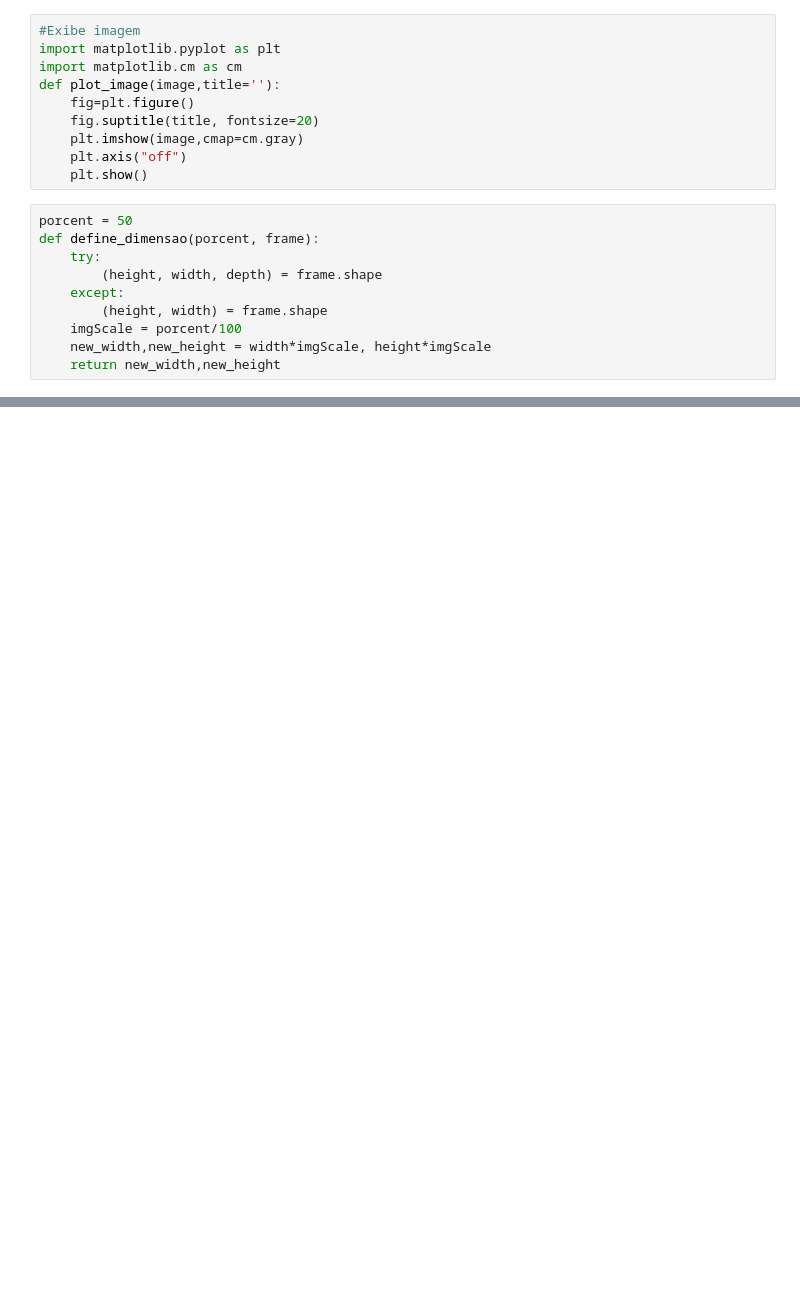
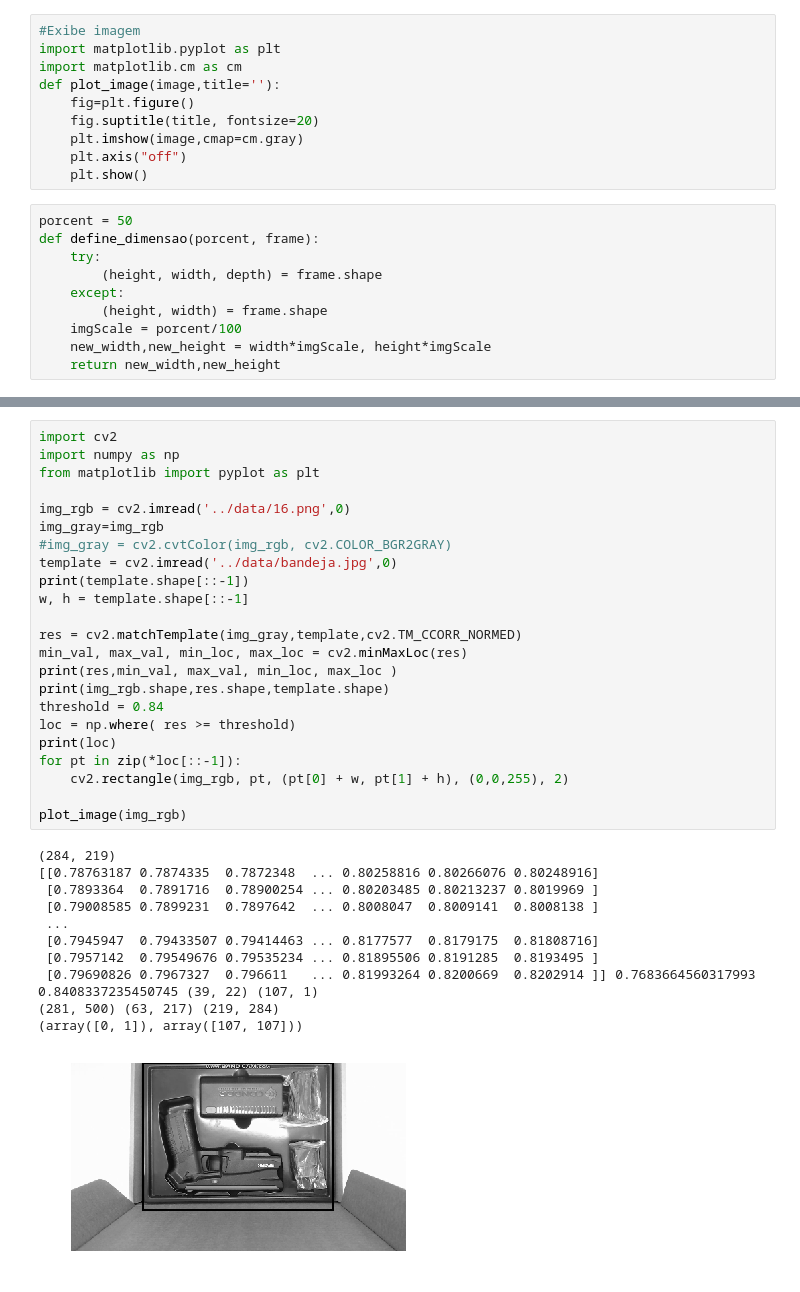
Before and after one commit to wagner1986/python-computer-vision, a Jupyter notebook: condor/Condor- Matching Template.ipynb, the cells around one changed output, grey strips where cells are left out. Cells and saved outputs as stored; diff of their text form; blank space fills up the shorter version.

```diff
--- a/condor/Condor- Matching Template.ipynb
+++ b/condor/Condor- Matching Template.ipynb
@@ -122,0 +131,35 @@ plot_image(img_rgb)
+# %%
+import cv2
+import numpy as np
+from matplotlib import pyplot as plt
+
+img_rgb = cv2.imread('../data/16.png',0)
+img_gray=img_rgb
+#img_gray = cv2.cvtColor(img_rgb, cv2.COLOR_BGR2GRAY)
+template = cv2.imread('../data/bandeja.jpg',0)
+print(template.shape[::-1])
+w, h = template.shape[::-1]
+
+res = cv2.matchTemplate(img_gray,template,cv2.TM_CCORR_NORMED)
+min_val, max_val, min_loc, max_loc = cv2.minMaxLoc(res)
+print(res,min_val, max_val, min_loc, max_loc )
+print(img_rgb.shape,res.shape,template.shape)
+threshold = 0.84
+loc = np.where( res >= threshold)
+print(loc)
+for pt in zip(*loc[::-1]):
+    cv2.rectangle(img_rgb, pt, (pt[0] + w, pt[1] + h), (0,0,255), 2)
+
+plot_image(img_rgb)
+# %% [output]
+(284, 219)
+[[0.78763187 0.7874335  0.7872348  ... 0.80258816 0.80266076 0.80248916]
+ [0.7893364  0.7891716  0.78900254 ... 0.80203485 0.80213237 0.8019969 ]
+ [0.79008585 0.7899231  0.7897642  ... 0.8008047  0.8009141  0.8008138 ]
+ ...
+ [0.7945947  0.79433507 0.79414463 ... 0.8177577  0.8179175  0.81808716]
+ [0.7957142  0.79549676 0.79535234 ... 0.81895506 0.8191285  0.8193495 ]
+ [0.79690826 0.7967327  0.796611   ... 0.81993264 0.8200669  0.8202914 ]] 0.7683664560317993 0.8408337235450745 (39, 22) (107, 1)
+(281, 500) (63, 217) (219, 284)
+(array([0, 1]), array([107, 107]))
+[figure, added]
```
Also changed, not shown: parts of 3 cells of this notebook, 42 other files.
